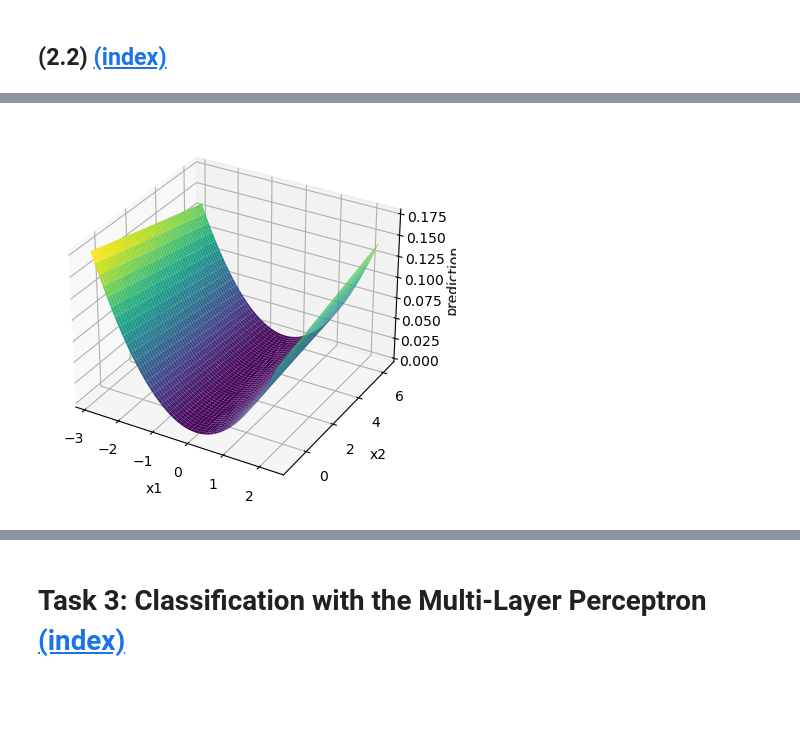
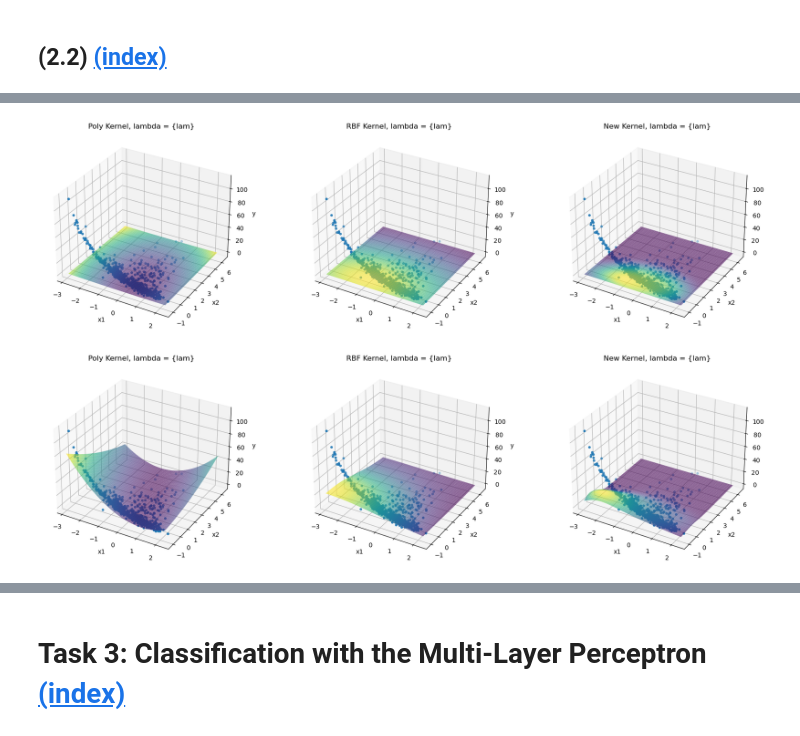
Before and after one commit to alisaklymchuk/data_science_math60026, a Jupyter notebook: 02455568_coursework1.ipynb, the cells around one changed output, grey strips where cells are left out. Drawn from its saved outputs; the diff is of its cells as text; code cells hidden in the pictures; blank space fills up the shorter version.

```diff
--- a/02455568_coursework1.ipynb
+++ b/02455568_coursework1.ipynb
@@ -705,4 +738,0 @@ def krr_3dplot(X, y, kernel, beta_krr, title):
-# %%
-lam = 0.1
-betas = beta_krr(X_train, y_train_diam, lam, poly_kernel(X_train, X_train))
-krr_3dplot(X_train_std, y_train_diam, poly_kernel, betas, r"KRR Pol kernel")
@@ -711,8 +738,0 @@ ValueError: matmul: Input operand 1 has a mismatch in its core dimension 0, with
-# %%
-print(X_reduced.shape)
-gram = poly_kernel(X_train, X_train)
-betas = beta_krr(X_train, y_train_diam, 300, gram)
-y_pred = gram @ betas
-fig = plt.figure()
-ax = fig.add_subplot(111, projection="3d")
-ax.scatter(X_reduced[:, 0], X_reduced[:, 1], y_pred, s=10)
@@ -723,23 +738,0 @@ ax.scatter(X_reduced[:, 0], X_reduced[:, 1], y_pred, s=10)
-# %%
-x1_min, x1_max = X_reduced[:, 0].min(), X_reduced[:, 0].max()
-x2_min, x2_max = X_reduced[:, 1].min(), X_reduced[:, 1].max()
-
-xx1, xx2 = np.meshgrid(
-    np.linspace(x1_min, x1_max, 50),
-    np.linspace(x2_min, x2_max, 50)
-)
-X_grid = np.column_stack([xx1.ravel(), xx2.ravel()])
-K_grid = poly_kernel(X_grid, X_train[:, :2])
-y_grid = K_grid @ betas
-Z = y_grid.reshape(xx1.shape)
-fig = plt.figure()
-ax = fig.add_subplot(111, projection="3d")
-
-ax.plot_surface(xx1, xx2, Z, cmap="viridis")
-ax.set_xlabel("x1")
-ax.set_ylabel("x2")
-ax.set_zlabel("prediction")
-
-plt.show()
-# %% [output]
-[figure, removed]
@@ -745,0 +764,33 @@ plt.show()
+# %%
+lam = 300
+
+fig = plt.figure(figsize=(18, 5))
+
+ax1 = fig.add_subplot(1, 3, 1, projection="3d")
+ax2 = fig.add_subplot(1, 3, 2, projection="3d")
+ax3 = fig.add_subplot(1, 3, 3, projection="3d")
+
+plot_krr(ax1, X_train_std, y_train_diam, poly_kernel, lam, f"Poly Kernel, lambda = {lam}")
+plot_krr(ax2, X_train_std, y_train_diam, radial_kernel, lam, f"RBF Kernel, lambda = {lam}")
+plot_krr(ax3, X_train_std, y_train_diam, new_kernel, lam, f"New Kernel, lambda = {lam}")
+
+plt.tight_layout()
+plt.show()
+
+lam = 0.1
+
+fig = plt.figure(figsize=(18, 5))
+
+ax1 = fig.add_subplot(1, 3, 1, projection="3d")
+ax2 = fig.add_subplot(1, 3, 2, projection="3d")
+ax3 = fig.add_subplot(1, 3, 3, projection="3d")
+
+plot_krr(ax1, X_train_std, y_train_diam, poly_kernel, lam, f"Poly Kernel, lambda = {lam}")
+plot_krr(ax2, X_train_std, y_train_diam, radial_kernel, lam, f"RBF Kernel, lambda = {lam}")
+plot_krr(ax3, X_train_std, y_train_diam, new_kernel, lam, f"New Kernel, lambda = {lam}")
+
+plt.tight_layout()
+plt.show()
+# %% [output]
+[figure, added]
+[figure, added]
```
Also changed, not shown: parts of 17 cells of this notebook.
